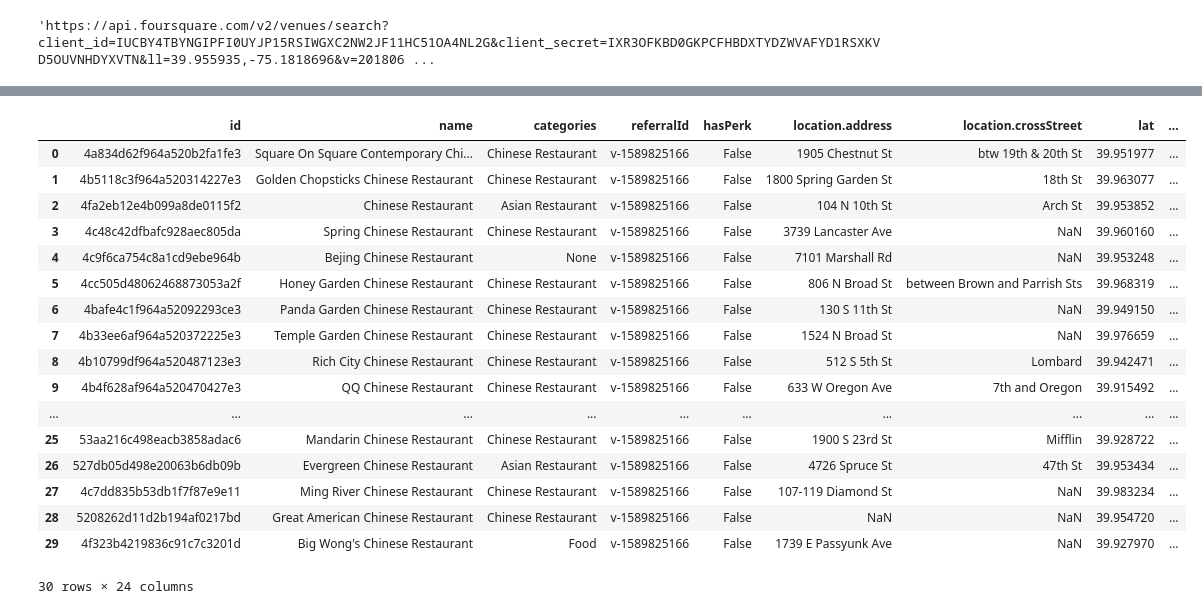
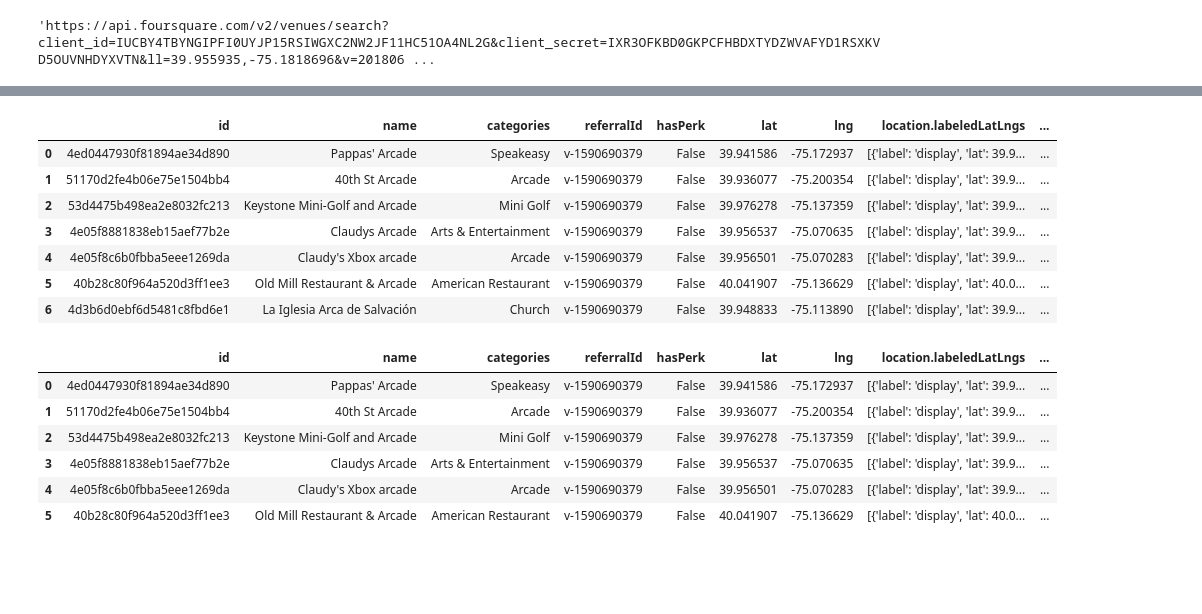
Before and after one commit to dsaltz/Coursera_Capstone, a Jupyter notebook: Capstone_Project_-_Battle_of_the_Neighborhoods.ipynb, the cells around one changed output, grey strips where cells are left out. Saved outputs shown, nothing was run; the diff lists cells and outputs as text; code cells hidden in the pictures; blank space fills up the shorter version.

```diff
--- a/Capstone_Project_-_Battle_of_the_Neighborhoods.ipynb
+++ b/Capstone_Project_-_Battle_of_the_Neighborhoods.ipynb
@@ -45,9 +47,10 @@ print(latitude, longitude)
 # %% [output]
 39.955935 -75.1818696
 # %%
-radius = 10000
-search_query = "Chinese Restaurant" # Need to specify restaurant, otherwise will grab cultural centers and food trucks
-url = 'https://api.foursquare.com/v2/venues/search?client_id={}&client_secret={}&ll={},{}&v={}&query={}&radius={}&limit={}'.format(CLIENT_ID, CLIENT_SECRET, latitude, longitude, VERSION, search_query, radius, LIMIT)
+# define initial URL using Arcade as query parameter and create url without limit since data is hardcapped at 50 anyways
+radius = 12000
+search_query = "Arcade"
+url = 'https://api.foursquare.com/v2/venues/search?client_id={}&client_secret={}&ll={},{}&v={}&query={}&radius={}'.format(CLIENT_ID, CLIENT_SECRET, latitude, longitude, VERSION, search_query, radius)
 url
 # %% [output]
 'https://api.foursquare.com/v2/venues/search?client_id=IUCBY4TBYNGIPFI0UYJP15RSIWGXC2NW2JF11HC51OA4NL2G&client_secret=IXR3OFKBD0GKPCFHBDXTYDZWVAFYD1RSXKVD5OUVNHDYXVTN&ll=39.955935,-75.1818696&v=201806 ...
@@ -101,37 +88,40 @@ dataframe.head(30)
 # %%
 # function that extracts the category of the venue
 def get_category_type(row):
     try:
         categories_list = row['categories']
     except:
         categories_list = row['venue.categories']
 
     if len(categories_list) == 0:
         return None
     else:
         return categories_list[0]['name']
 
-# filter the category for each row
+# perform extraction and rename relevant columns
 dataframe['categories'] = dataframe.apply(get_category_type, axis=1)
 dataframe.rename(columns={"location.lat": "lat", "location.lng": "lng"}, inplace=True)
-dataframe.head(30)
+dataframe.head(50)
 # %% [output]
-|  | id | name | categories | referralId | hasPerk | location.address | location.crossStreet | lat | ... |
-| 0 | 4a834d62f964a520b2fa1fe3 | Square On Square Contemporary Chi... | Chinese Restaurant | v-1589825166 | False | 1905 Chestnut St | btw 19th & 20th St | 39.951977 | ... |
-| 1 | 4b5118c3f964a520314227e3 | Golden Chopsticks Chinese Restaurant | Chinese Restaurant | v-1589825166 | False | 1800 Spring Garden St | 18th St | 39.963077 | ... |
-| 2 | 4fa2eb12e4b099a8de0115f2 | Chinese Restaurant | Asian Restaurant | v-1589825166 | False | 104 N 10th St | Arch St | 39.953852 | ... |
-| 3 | 4c48c42dfbafc928aec805da | Spring Chinese Restaurant | Chinese Restaurant | v-1589825166 | False | 3739 Lancaster Ave | NaN | 39.960160 | ... |
-| 4 | 4c9f6ca754c8a1cd9ebe964b | Bejing Chinese Restaurant | None | v-1589825166 | False | 7101 Marshall Rd | NaN | 39.953248 | ... |
-| 5 | 4cc505d48062468873053a2f | Honey Garden Chinese Restaurant | Chinese Restaurant | v-1589825166 | False | 806 N Broad St | between Brown and Parrish Sts | 39.968319 | ... |
-| 6 | 4bafe4c1f964a52092293ce3 | Panda Garden Chinese Restaurant | Chinese Restaurant | v-1589825166 | False | 130 S 11th St | NaN | 39.949150 | ... |
-| 7 | 4b33ee6af964a520372225e3 | Temple Garden Chinese Restaurant | Chinese Restaurant | v-1589825166 | False | 1524 N Broad St | NaN | 39.976659 | ... |
-| 8 | 4b10799df964a520487123e3 | Rich City Chinese Restaurant | Chinese Restaurant | v-1589825166 | False | 512 S 5th St | Lombard | 39.942471 | ... |
-| 9 | 4b4f628af964a520470427e3 | QQ Chinese Restaurant | Chinese Restaurant | v-1589825166 | False | 633 W Oregon Ave | 7th and Oregon | 39.915492 | ... |
-| ... | ... | ... | ... | ... | ... | ... | ... | ... | ... |
-| 25 | 53aa216c498eacb3858adac6 | Mandarin Chinese Restaurant | Chinese Restaurant | v-1589825166 | False | 1900 S 23rd St | Mifflin | 39.928722 | ... |
-| 26 | 527db05d498e20063b6db09b | Evergreen Chinese Restaurant | Asian Restaurant | v-1589825166 | False | 4726 Spruce St | 47th St | 39.953434 | ... |
-| 27 | 4c7dd835b53db1f7f87e9e11 | Ming River Chinese Restaurant | Chinese Restaurant | v-1589825166 | False | 107-119 Diamond St | NaN | 39.983234 | ... |
-| 28 | 5208262d11d2b194af0217bd | Great American Chinese Restaurant | Chinese Restaurant | v-1589825166 | False | NaN | NaN | 39.954720 | ... |
-| 29 | 4f323b4219836c91c7c3201d | Big Wong's Chinese Restaurant | Food | v-1589825166 | False | 1739 E Passyunk Ave | NaN | 39.927970 | ... |
+|  | id | name | categories | referralId | hasPerk | lat | lng | location.labeledLatLngs | ... |
+| 0 | 4ed0447930f81894ae34d890 | Pappas' Arcade | Speakeasy | v-1590690379 | False | 39.941586 | -75.172937 | [{'label': 'display', 'lat': 39.9... | ... |
+| 1 | 51170d2fe4b06e75e1504bb4 | 40th St Arcade | Arcade | v-1590690379 | False | 39.936077 | -75.200354 | [{'label': 'display', 'lat': 39.9... | ... |
+| 2 | 53d4475b498ea2e8032fc213 | Keystone Mini-Golf and Arcade | Mini Golf | v-1590690379 | False | 39.976278 | -75.137359 | [{'label': 'display', 'lat': 39.9... | ... |
+| 3 | 4e05f8881838eb15aef77b2e | Claudys Arcade | Arts & Entertainment | v-1590690379 | False | 39.956537 | -75.070635 | [{'label': 'display', 'lat': 39.9... | ... |
+| 4 | 4e05f8c6b0fbba5eee1269da | Claudy's Xbox arcade | Arcade | v-1590690379 | False | 39.956501 | -75.070283 | [{'label': 'display', 'lat': 39.9... | ... |
+| 5 | 40b28c80f964a520d3ff1ee3 | Old Mill Restaurant & Arcade | American Restaurant | v-1590690379 | False | 40.041907 | -75.136629 | [{'label': 'display', 'lat': 40.0... | ... |
+| 6 | 4d3b6d0ebf6d5481c8fbd6e1 | La Iglesia Arca de Salvación | Church | v-1590690379 | False | 39.948833 | -75.113890 | [{'label': 'display', 'lat': 39.9... | ... |
-30 rows × 24 columns
+# %%
+# Drop bank (coin counter) and church (Spanish church)
+dataframe = dataframe[dataframe.categories != 'Bank']
+dataframe = dataframe[dataframe.categories != 'Church']
+dataframe.head(20)
+# %% [output]
+|  | id | name | categories | referralId | hasPerk | lat | lng | location.labeledLatLngs | ... |
+| 0 | 4ed0447930f81894ae34d890 | Pappas' Arcade | Speakeasy | v-1590690379 | False | 39.941586 | -75.172937 | [{'label': 'display', 'lat': 39.9... | ... |
+| 1 | 51170d2fe4b06e75e1504bb4 | 40th St Arcade | Arcade | v-1590690379 | False | 39.936077 | -75.200354 | [{'label': 'display', 'lat': 39.9... | ... |
+| 2 | 53d4475b498ea2e8032fc213 | Keystone Mini-Golf and Arcade | Mini Golf | v-1590690379 | False | 39.976278 | -75.137359 | [{'label': 'display', 'lat': 39.9... | ... |
+| 3 | 4e05f8881838eb15aef77b2e | Claudys Arcade | Arts & Entertainment | v-1590690379 | False | 39.956537 | -75.070635 | [{'label': 'display', 'lat': 39.9... | ... |
+| 4 | 4e05f8c6b0fbba5eee1269da | Claudy's Xbox arcade | Arcade | v-1590690379 | False | 39.956501 | -75.070283 | [{'label': 'display', 'lat': 39.9... | ... |
+| 5 | 40b28c80f964a520d3ff1ee3 | Old Mill Restaurant & Arcade | American Restaurant | v-1590690379 | False | 40.041907 | -75.136629 | [{'label': 'display', 'lat': 40.0... | ... |
 # %%
```
Also changed, not shown: parts of 9 cells of this notebook, 1 other file.
